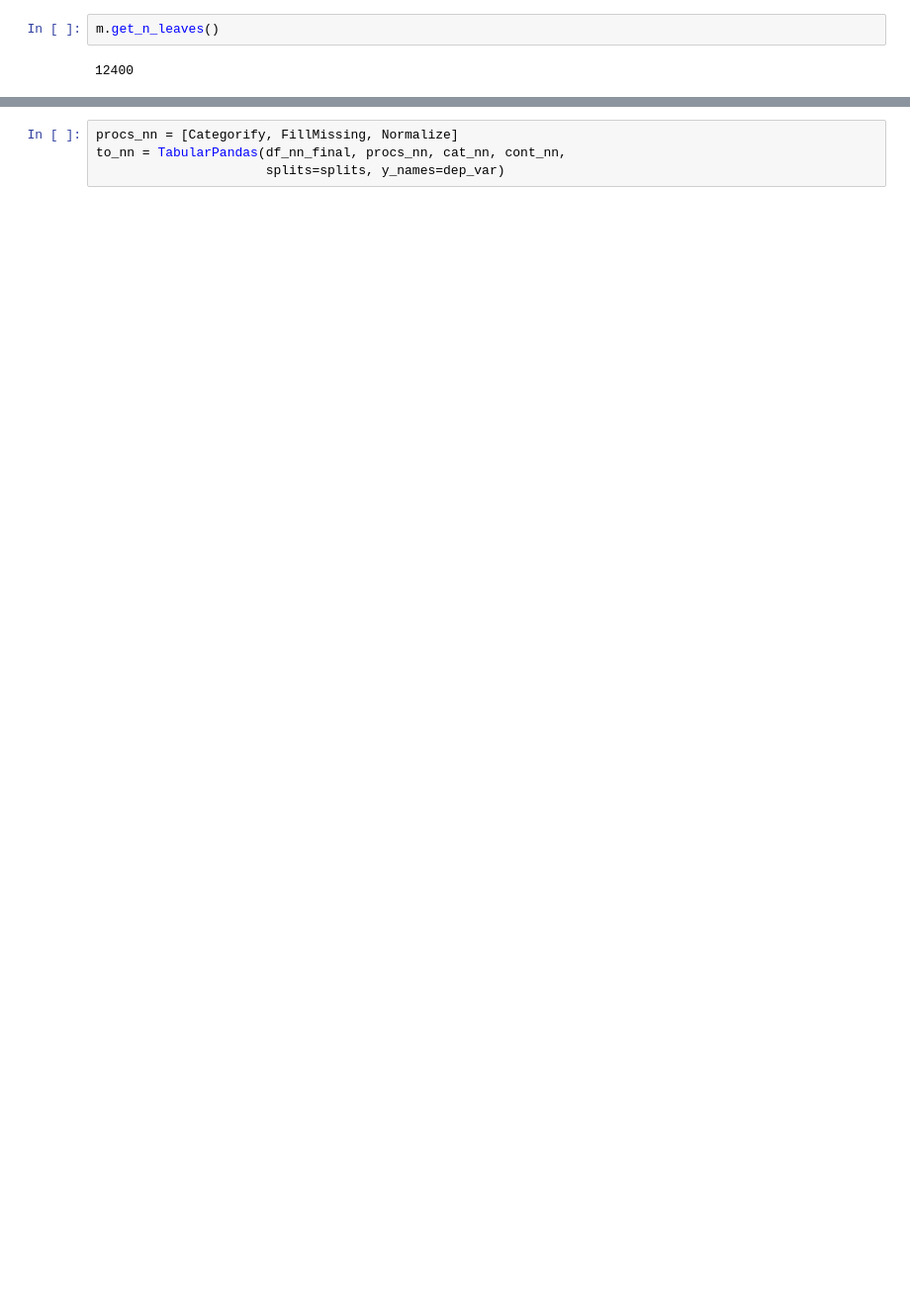
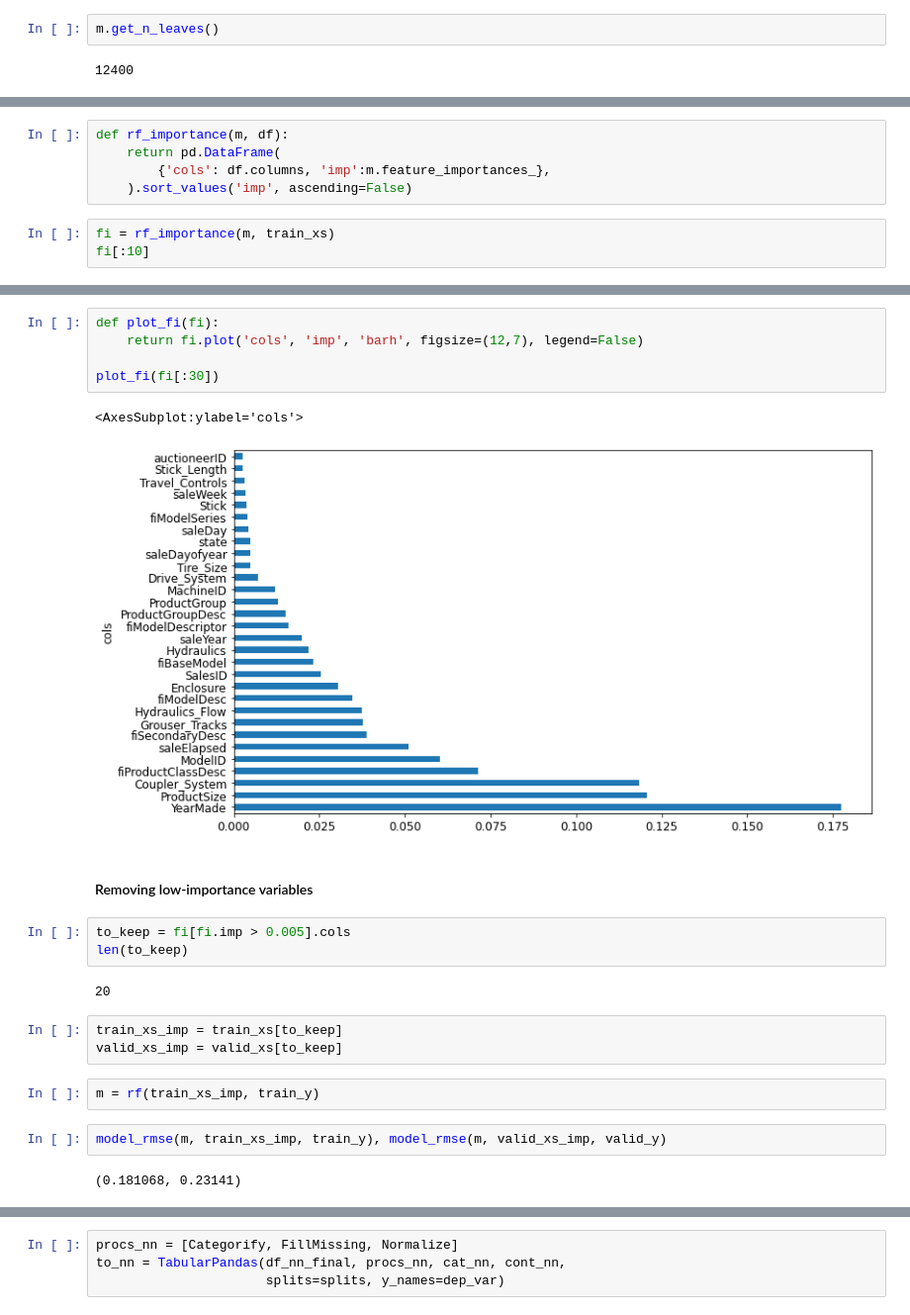
Before and after one commit to aviagarwal1212/fastai-part1-2020, a Jupyter notebook: lecture-notebooks/chapter9.ipynb, the cells around one changed output, grey strips where cells are left out. Shown at 99% size. Saved outputs shown, nothing was run; the diff lists cells and outputs as text; blank space fills up the shorter version.

```diff
--- a/lecture-notebooks/chapter9.ipynb
+++ b/lecture-notebooks/chapter9.ipynb
@@ -387,0 +325,8 @@ cont_nn,cat_nn = cont_cat_split(df_nn_final, max_card=9000, dep_var=dep_var)
+# %%
+def rf_importance(m, df):
+    return pd.DataFrame(
+        {'cols': df.columns, 'imp':m.feature_importances_},
+    ).sort_values('imp', ascending=False)
+# %%
+fi = rf_importance(m, train_xs)
+fi[:10]
@@ -387,0 +345,24 @@ cont_nn,cat_nn = cont_cat_split(df_nn_final, max_card=9000, dep_var=dep_var)
+# %%
+def plot_fi(fi):
+    return fi.plot('cols', 'imp', 'barh', figsize=(12,7), legend=False)
+
+plot_fi(fi[:30])
+# %% [output]
+<AxesSubplot:ylabel='cols'>
+[figure, added]
+# %% [markdown]
+#### Removing low-importance variables
+# %%
+to_keep = fi[fi.imp > 0.005].cols
+len(to_keep)
+# %% [output]
+20
+# %%
+train_xs_imp = train_xs[to_keep]
+valid_xs_imp = valid_xs[to_keep]
+# %%
+m = rf(train_xs_imp, train_y)
+# %%
+model_rmse(m, train_xs_imp, train_y), model_rmse(m, valid_xs_imp, valid_y)
+# %% [output]
+(0.181068, 0.23141)
```
Also changed, not shown: parts of 222 cells of this notebook.
